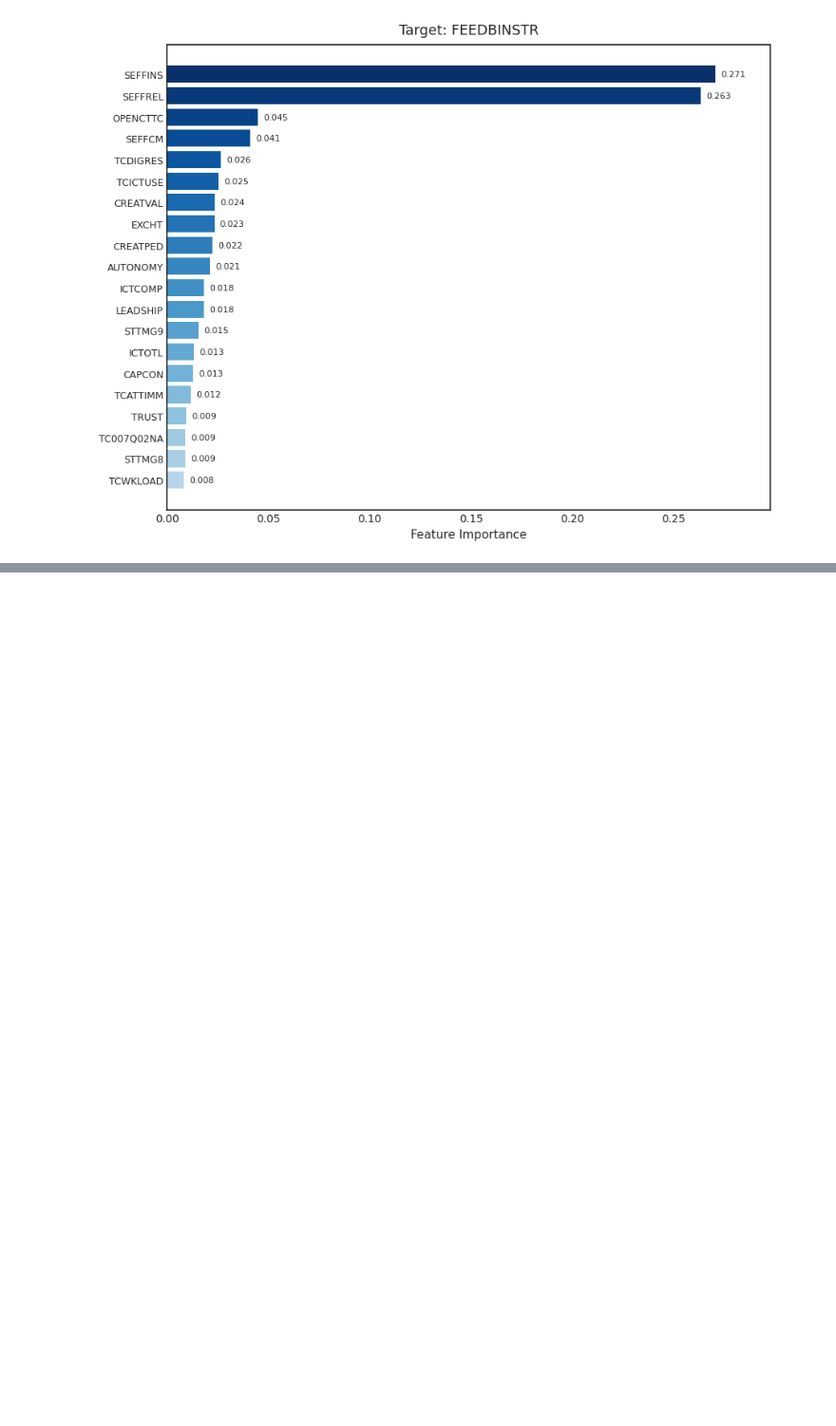
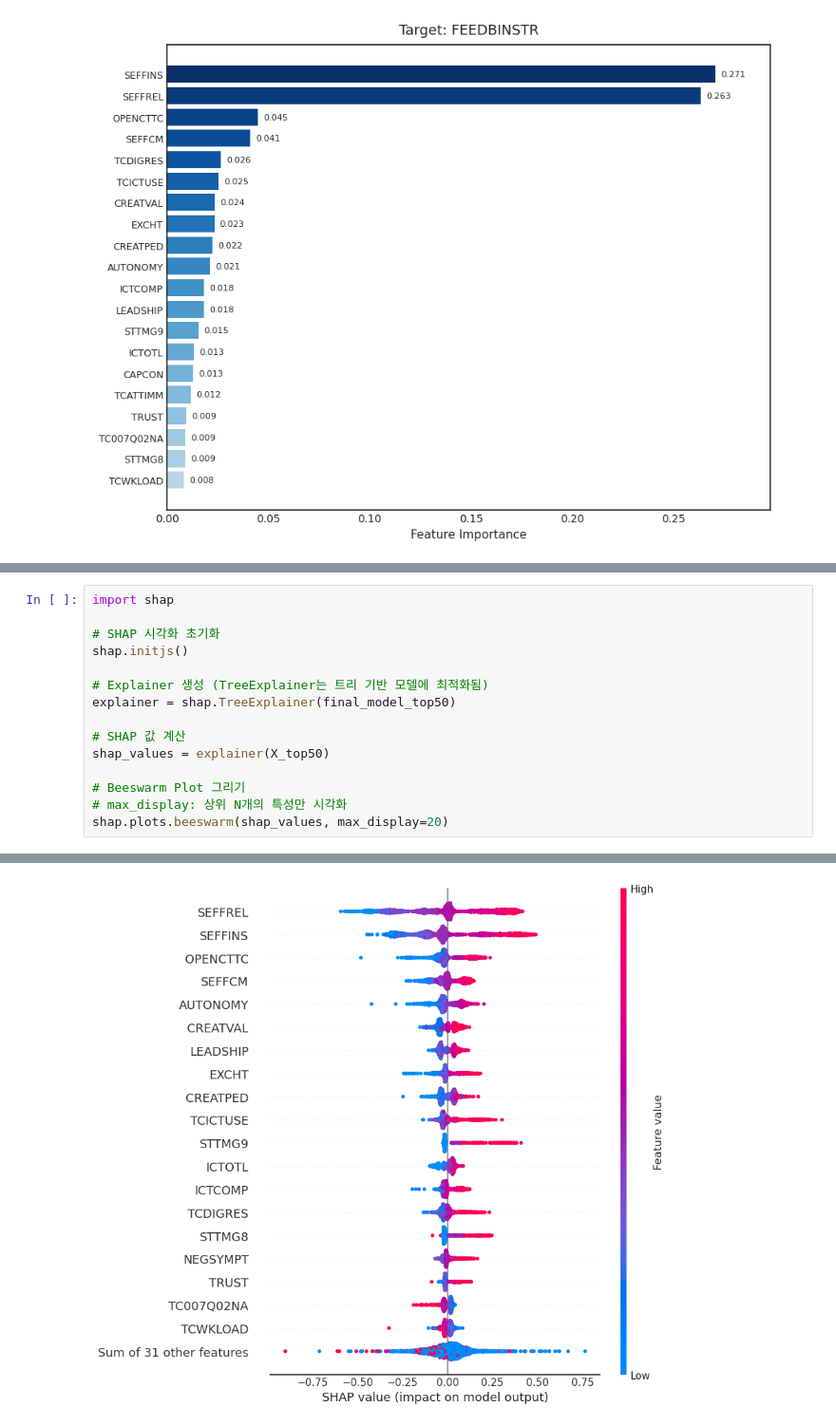
Before and after one commit to codingalzi/pisa, a Jupyter notebook: p2022/teachers_GB_FI_v3.ipynb, the cells around one changed output, grey strips where cells are left out. Shown at 95% size. Drawn from its saved outputs; the diff is of its cells as text; blank space fills up the shorter version.

```diff
--- a/p2022/teachers_GB_FI_v3.ipynb
+++ b/p2022/teachers_GB_FI_v3.ipynb
@@ -499,0 +503,16 @@ plot_feature_importances(important_features_top, target)
+# %%
+import shap
+
+# SHAP 시각화 초기화
+shap.initjs()
+
+# Explainer 생성 (TreeExplainer는 트리 기반 모델에 최적화됨)
+explainer = shap.TreeExplainer(final_model_top50)
+
+# SHAP 값 계산
+shap_values = explainer(X_top50)
+
+# Beeswarm Plot 그리기
+# max_display: 상위 N개의 특성만 시각화
+shap.plots.beeswarm(shap_values, max_display=20)
+# %% [output]
@@ -499,0 +520 @@ plot_feature_importances(important_features_top, target)
+[figure, added]
```
Also changed, not shown: parts of 11 cells of this notebook.
